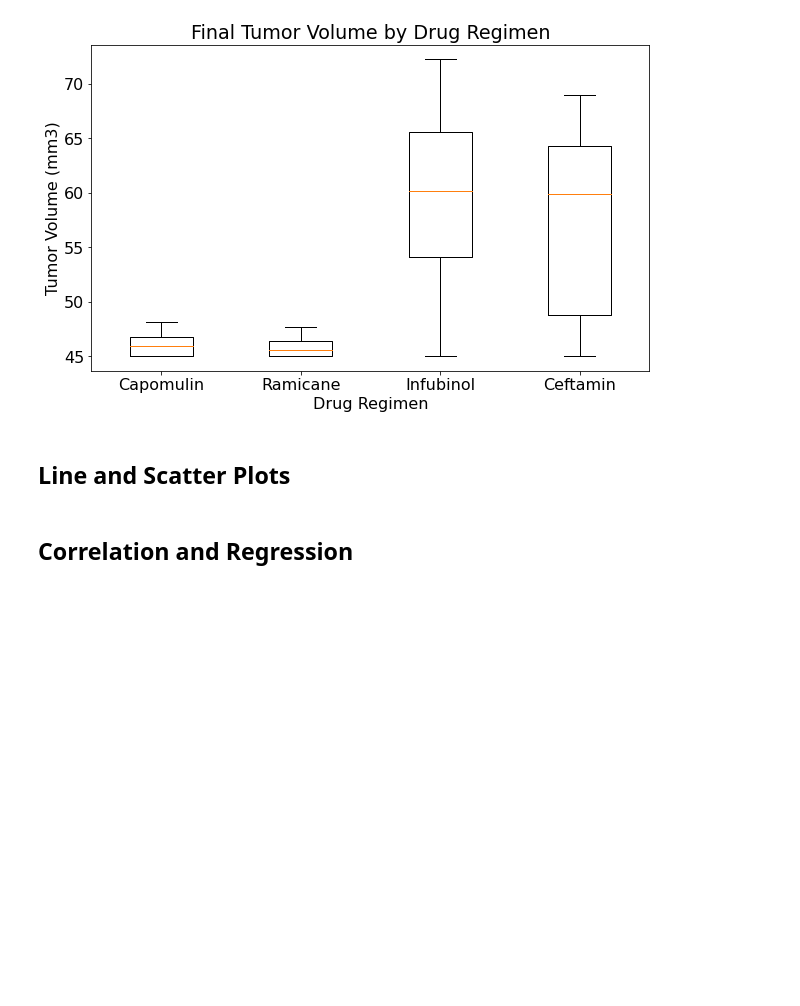
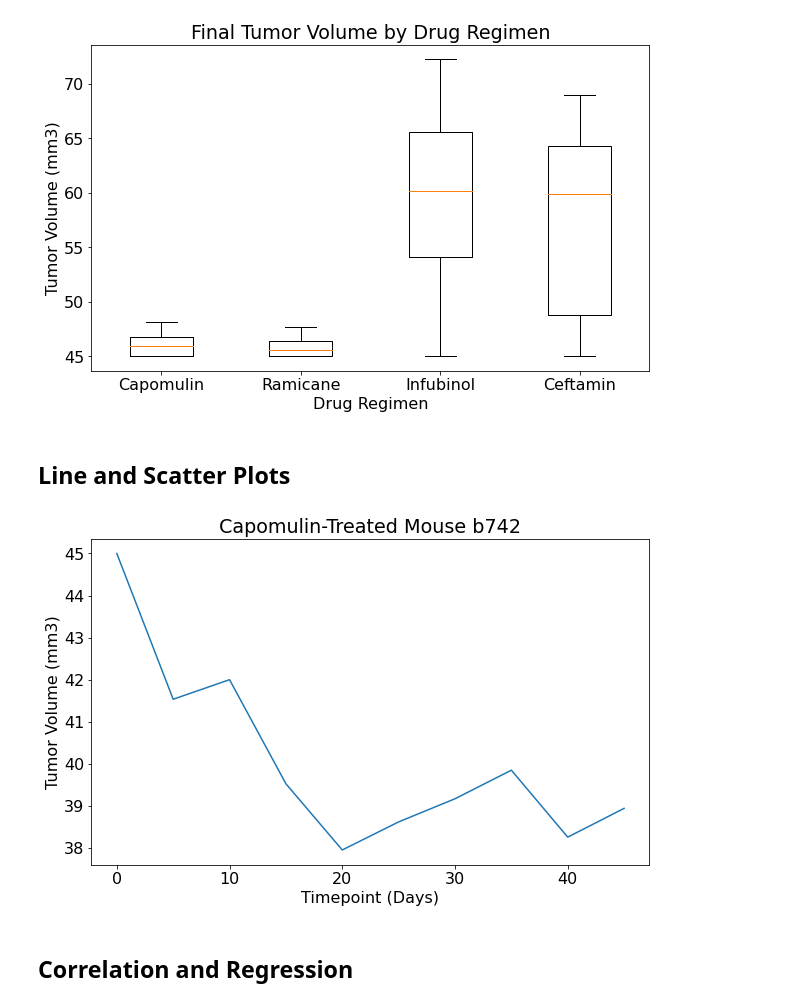
Before and after one commit to Fhern1954/Matplotlib_Homework, a Jupyter notebook: Pymaceuticals/pymaceuticals_starter.ipynb, the cells around one changed output. Saved outputs shown, nothing was run; the diff lists cells and outputs as text; code cells hidden in the pictures; blank space fills up the shorter version.

Commit message:
Line plot of Tumor Volume of a single Cap-treated mouse added

```diff
--- a/Pymaceuticals/pymaceuticals_starter.ipynb
+++ b/Pymaceuticals/pymaceuticals_starter.ipynb
@@ -369,3 +365,18 @@ plt.show()
+# %%
+# Generate a line plot of tumor volume vs. time point for a mouse treated with Capomulin
+one_cap_mouse=clean_complete_data.loc[(clean_complete_data['Mouse ID']=='b742')]
+
+x_axis_data=one_cap_mouse['Timepoint']
+tumor_volume=one_cap_mouse['Tumor Volume (mm3)']
+plt.figure(1, figsize=(10,6))
+plt.title('Capomulin-Treated Mouse b742')
+plt.ylabel('Tumor Volume (mm3)')
+plt.xlabel('Timepoint (Days)')
+plt.plot(x_axis_data, tumor_volume)
+
+plt.show()
+# %% [output]
+[figure, added]
 # %%
 # Generate a scatter plot of average tumor volume vs. mouse weight for the Capomulin regimen
 # %% [markdown]
```
Also changed, not shown: parts of 2 cells of this notebook.
